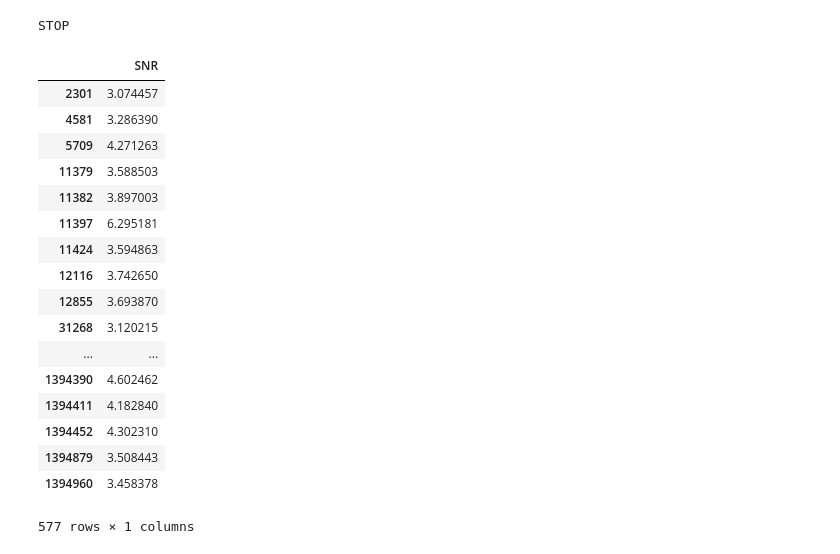
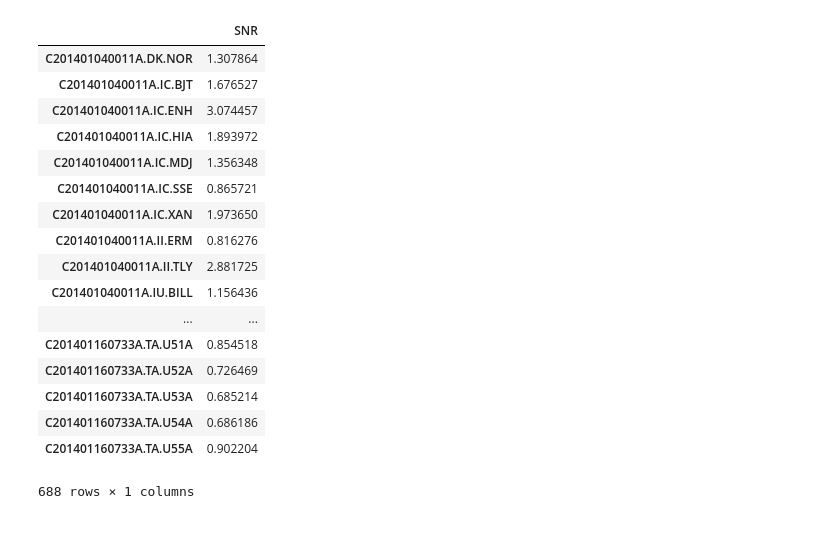
Before and after one commit to nmancinelli/ss-precursors, a Jupyter notebook: Measure_SNR.ipynb, the cells around one changed output. Saved outputs shown, nothing was run; the diff lists cells and outputs as text; code cells hidden in the pictures.

```diff
--- a/Measure_SNR.ipynb
+++ b/Measure_SNR.ipynb
@@ -22,9 +63,11 @@ rbin = zeros(200)
 
 snr ={}
 
-for row in df4.iterrows():
+for row in dfds.iterrows():
     bpindex = row[0]
-    filename = 'data/mseed/%012d.mseed' % bpindex
+
+    directory = 'data/mseed/%s/' % row[1].Event
+    filename = directory + bpindex + '.mseed'
     st = obspy.read(filename).detrend().taper(0.05).filter('lowpass',freq=0.1,corners=4)
 
     tr = st[0]
@@ -37,12 +80,26 @@ for row in df4.iterrows():
         continue
 
     snr[bpindex]    = max(abs(envelope(signal.data))) / max(abs(envelope(noise.data)))
-
-    if row[1]["MidLat"] < 30:
-        print("STOP")
-        break
-# %% [output]
-STOP
 # %%
 snr.items()
 dfout = pd.DataFrame(snr, index=["SNR"]).T
+dfout
+# %% [output]
+|  | SNR |
+| C201401040011A.DK.NOR | 1.307864 |
+| C201401040011A.IC.BJT | 1.676527 |
+| C201401040011A.IC.ENH | 3.074457 |
+| C201401040011A.IC.HIA | 1.893972 |
+| C201401040011A.IC.MDJ | 1.356348 |
+| C201401040011A.IC.SSE | 0.865721 |
+| C201401040011A.IC.XAN | 1.973650 |
+| C201401040011A.II.ERM | 0.816276 |
+| C201401040011A.II.TLY | 2.881725 |
+| C201401040011A.IU.BILL | 1.156436 |
+| ... | ... |
+| C201401160733A.TA.U51A | 0.854518 |
+| C201401160733A.TA.U52A | 0.726469 |
+| C201401160733A.TA.U53A | 0.685214 |
+| C201401160733A.TA.U54A | 0.686186 |
+| C201401160733A.TA.U55A | 0.902204 |
+688 rows × 1 columns
@@ -51,21 +105,0 @@ dfout.to_csv('snr.csv')
-# %%
-dfout.query("SNR > 3.0")
-# %% [output]
-|  | SNR |
-| 2301 | 3.074457 |
-| 4581 | 3.286390 |
-| 5709 | 4.271263 |
-| 11379 | 3.588503 |
-| 11382 | 3.897003 |
-| 11397 | 6.295181 |
-| 11424 | 3.594863 |
-| 12116 | 3.742650 |
-| 12855 | 3.693870 |
-| 31268 | 3.120215 |
-| ... | ... |
-| 1394390 | 4.602462 |
-| 1394411 | 4.182840 |
-| 1394452 | 4.302310 |
-| 1394879 | 3.508443 |
-| 1394960 | 3.458378 |
-577 rows × 1 columns
```
Also changed, not shown: parts of 7 cells of this notebook, 1 other file.
